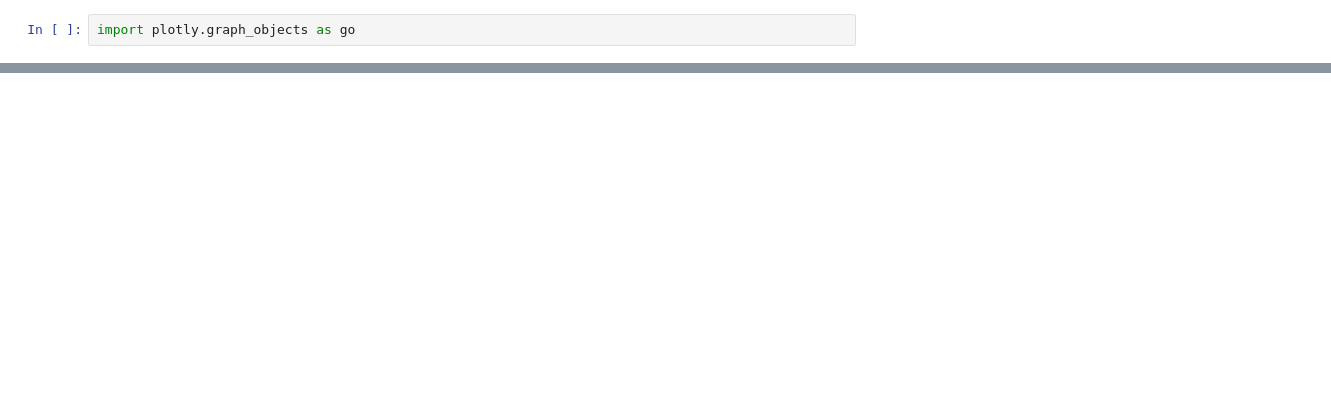
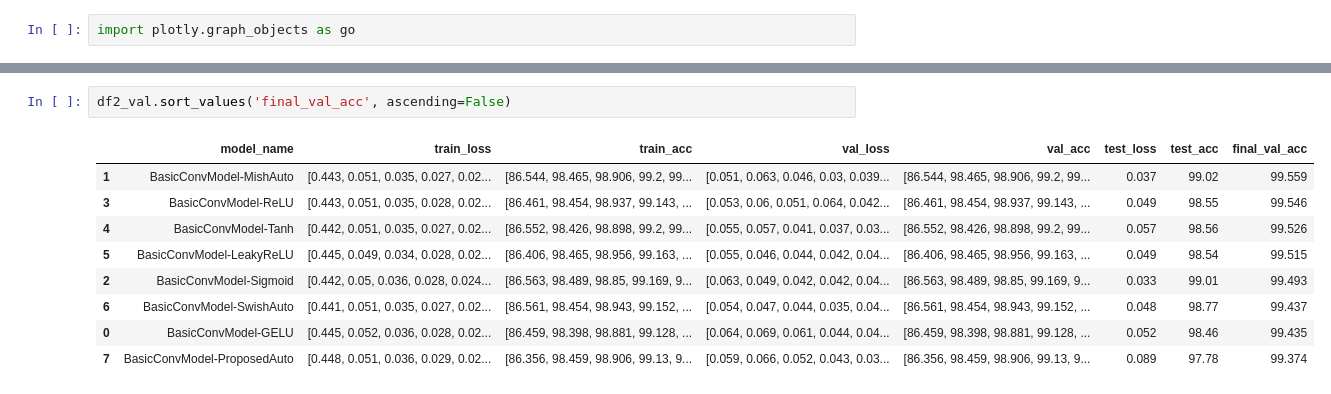
Before and after one commit to aph-naph/pytorch-cifar, a Jupyter notebook: Untitled.ipynb, the cells around one changed output, grey strips where cells are left out. Cells and saved outputs as stored; diff of their text form; blank space fills up the shorter version.

```diff
--- a/Untitled.ipynb
+++ b/Untitled.ipynb
@@ -125,0 +195,12 @@ ValueError: Length of values (50) does not match length of index (1)
+# %%
+df2_val.sort_values('final_val_acc', ascending=False)
+# %% [output]
+|  | model_name | train_loss | train_acc | val_loss | val_acc | test_loss | test_acc | final_val_acc |
+| 1 | BasicConvModel-MishAuto | [0.443, 0.051, 0.035, 0.027, 0.02... | [86.544, 98.465, 98.906, 99.2, 99... | [0.051, 0.063, 0.046, 0.03, 0.039... | [86.544, 98.465, 98.906, 99.2, 99... | 0.037 | 99.02 | 99.559 |
+| 3 | BasicConvModel-ReLU | [0.443, 0.051, 0.035, 0.028, 0.02... | [86.461, 98.454, 98.937, 99.143, ... | [0.053, 0.06, 0.051, 0.064, 0.042... | [86.461, 98.454, 98.937, 99.143, ... | 0.049 | 98.55 | 99.546 |
+| 4 | BasicConvModel-Tanh | [0.442, 0.051, 0.035, 0.027, 0.02... | [86.552, 98.426, 98.898, 99.2, 99... | [0.055, 0.057, 0.041, 0.037, 0.03... | [86.552, 98.426, 98.898, 99.2, 99... | 0.057 | 98.56 | 99.526 |
+| 5 | BasicConvModel-LeakyReLU | [0.445, 0.049, 0.034, 0.028, 0.02... | [86.406, 98.465, 98.956, 99.163, ... | [0.055, 0.046, 0.044, 0.042, 0.04... | [86.406, 98.465, 98.956, 99.163, ... | 0.049 | 98.54 | 99.515 |
+| 2 | BasicConvModel-Sigmoid | [0.442, 0.05, 0.036, 0.028, 0.024... | [86.563, 98.489, 98.85, 99.169, 9... | [0.063, 0.049, 0.042, 0.042, 0.04... | [86.563, 98.489, 98.85, 99.169, 9... | 0.033 | 99.01 | 99.493 |
+| 6 | BasicConvModel-SwishAuto | [0.441, 0.051, 0.035, 0.027, 0.02... | [86.561, 98.454, 98.943, 99.152, ... | [0.054, 0.047, 0.044, 0.035, 0.04... | [86.561, 98.454, 98.943, 99.152, ... | 0.048 | 98.77 | 99.437 |
+| 0 | BasicConvModel-GELU | [0.445, 0.052, 0.036, 0.028, 0.02... | [86.459, 98.398, 98.881, 99.128, ... | [0.064, 0.069, 0.061, 0.044, 0.04... | [86.459, 98.398, 98.881, 99.128, ... | 0.052 | 98.46 | 99.435 |
+| 7 | BasicConvModel-ProposedAuto | [0.448, 0.051, 0.036, 0.029, 0.02... | [86.356, 98.459, 98.906, 99.13, 9... | [0.059, 0.066, 0.052, 0.043, 0.03... | [86.356, 98.459, 98.906, 99.13, 9... | 0.089 | 97.78 | 99.374 |
```
Also changed, not shown: parts of 34 cells of this notebook, 4 other files.
